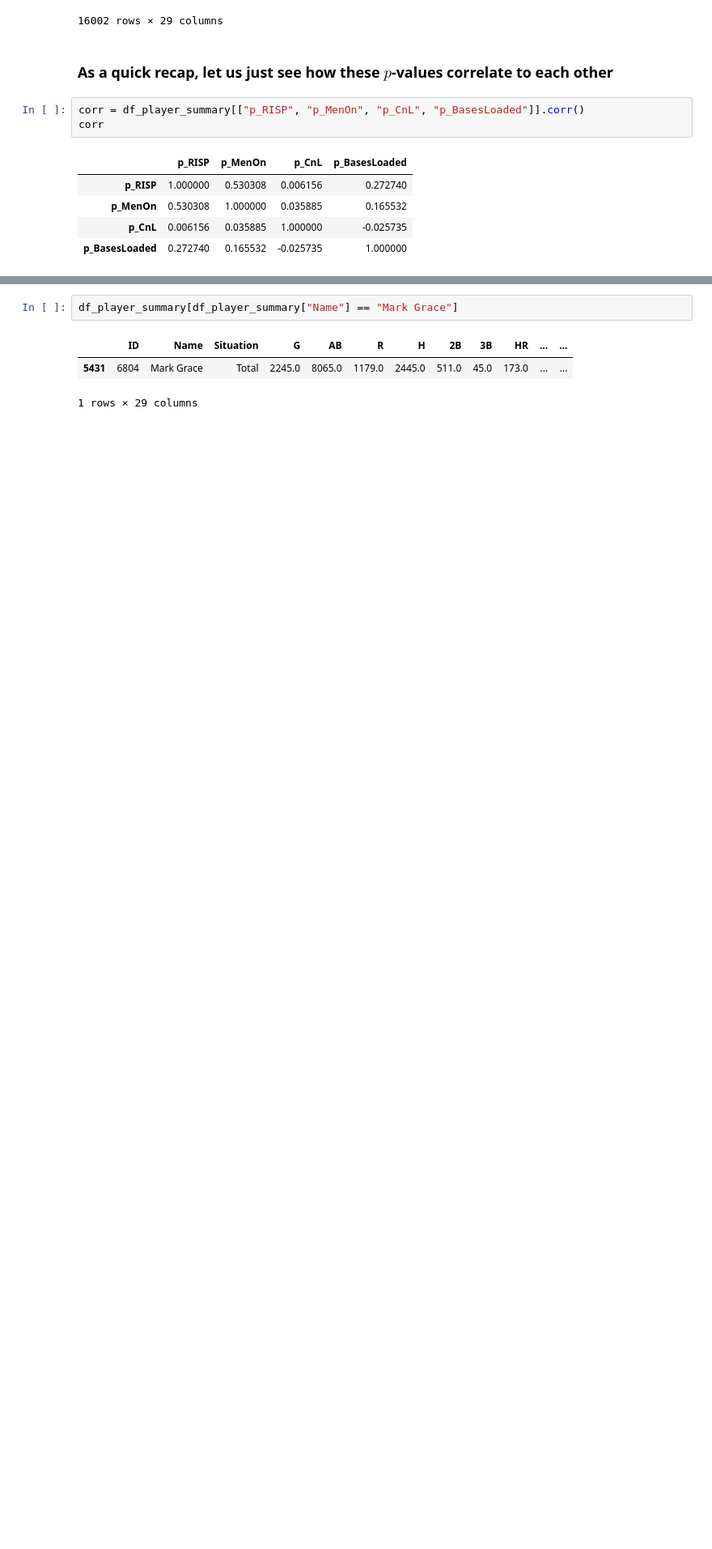
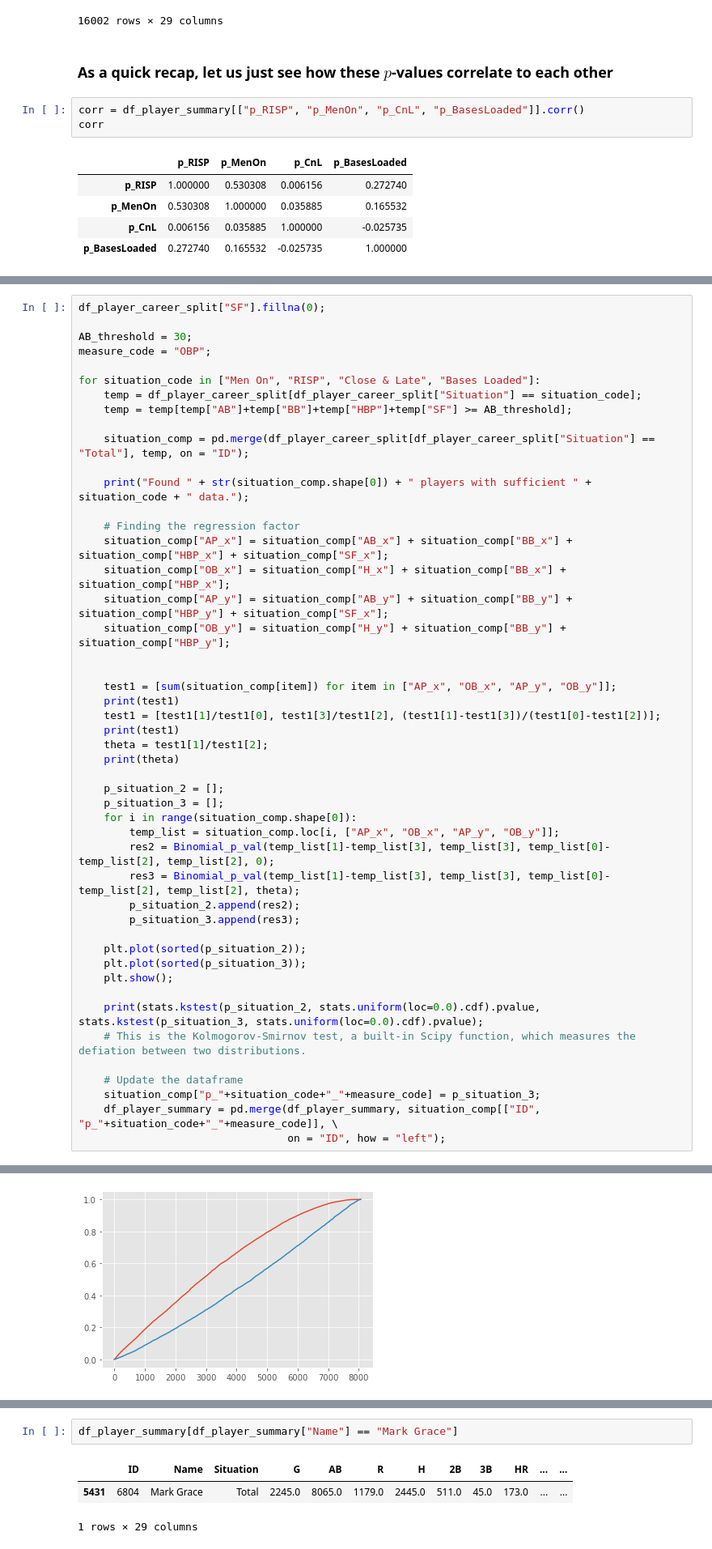
Before and after one commit to kiwymic/MLB-data-analysis, a Jupyter notebook: MLB career analysis.ipynb, the cells around one changed output, grey strips where cells are left out. Shown at 81% size. Drawn from its saved outputs; the diff is of its cells as text; blank space fills up the shorter version.

Commit message:
Added the situational OBP analysis.

```diff
--- a/MLB career analysis.ipynb
+++ b/MLB career analysis.ipynb
@@ -466,0 +497,49 @@ ax.set_yticklabels(ax.get_yticklabels(), rotation=45, horizontalalignment='right
+# %%
+df_player_career_split["SF"].fillna(0);
+
+AB_threshold = 30;
+measure_code = "OBP";
+
+for situation_code in ["Men On", "RISP", "Close & Late", "Bases Loaded"]:
+    temp = df_player_career_split[df_player_career_split["Situation"] == situation_code];
+    temp = temp[temp["AB"]+temp["BB"]+temp["HBP"]+temp["SF"] >= AB_threshold];
+
+    situation_comp = pd.merge(df_player_career_split[df_player_career_split["Situation"] == "Total"], temp, on = "ID");
+
+    print("Found " + str(situation_comp.shape[0]) + " players with sufficient " + situation_code + " data.");
+
+    # Finding the regression factor
+    situation_comp["AP_x"] = situation_comp["AB_x"] + situation_comp["BB_x"] + situation_comp["HBP_x"] + situation_comp["SF_x"];
+    situation_comp["OB_x"] = situation_comp["H_x"] + situation_comp["BB_x"] + situation_comp["HBP_x"];
+    situation_comp["AP_y"] = situation_comp["AB_y"] + situation_comp["BB_y"] + situation_comp["HBP_y"] + situation_comp["SF_x"];
+    situation_comp["OB_y"] = situation_comp["H_y"] + situation_comp["BB_y"] + situation_comp["HBP_y"];
+
+
+    test1 = [sum(situation_comp[item]) for item in ["AP_x", "OB_x", "AP_y", "OB_y"]];
+    print(test1)
+    test1 = [test1[1]/test1[0], test1[3]/test1[2], (test1[1]-test1[3])/(test1[0]-test1[2])];
+    print(test1)
+    theta = test1[1]/test1[2];
+    print(theta)
+
+    p_situation_2 = [];
+    p_situation_3 = [];
+    for i in range(situation_comp.shape[0]):
+        temp_list = situation_comp.loc[i, ["AP_x", "OB_x", "AP_y", "OB_y"]];
+        res2 = Binomial_p_val(temp_list[1]-temp_list[3], temp_list[3], temp_list[0]-temp_list[2], temp_list[2], 0);
+        res3 = Binomial_p_val(temp_list[1]-temp_list[3], temp_list[3], temp_list[0]-temp_list[2], temp_list[2], theta);
+        p_situation_2.append(res2);
+        p_situation_3.append(res3);
+
+    plt.plot(sorted(p_situation_2));
+    plt.plot(sorted(p_situation_3));
+    plt.show();
+
+    print(stats.kstest(p_situation_2, stats.uniform(loc=0.0).cdf).pvalue, stats.kstest(p_situation_3, stats.uniform(loc=0.0).cdf).pvalue);
+    # This is the Kolmogorov-Smirnov test, a built-in Scipy function, which measures the defiation between two distributions.
+
+    # Update the dataframe
+    situation_comp["p_"+situation_code+"_"+measure_code] = p_situation_3;
+    df_player_summary = pd.merge(df_player_summary, situation_comp[["ID", "p_"+situation_code+"_"+measure_code]], \
+                                 on = "ID", how = "left");
+# %% [output]
@@ -466,0 +550 @@ ax.set_yticklabels(ax.get_yticklabels(), rotation=45, horizontalalignment='right
+[figure, added]
```
Also changed, not shown: parts of 11 cells of this notebook.
